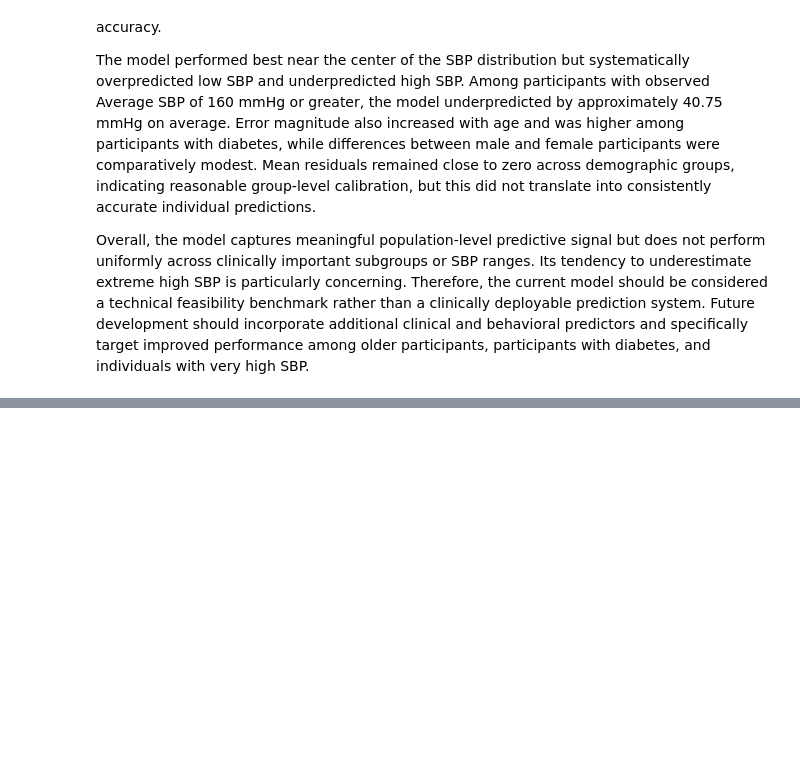
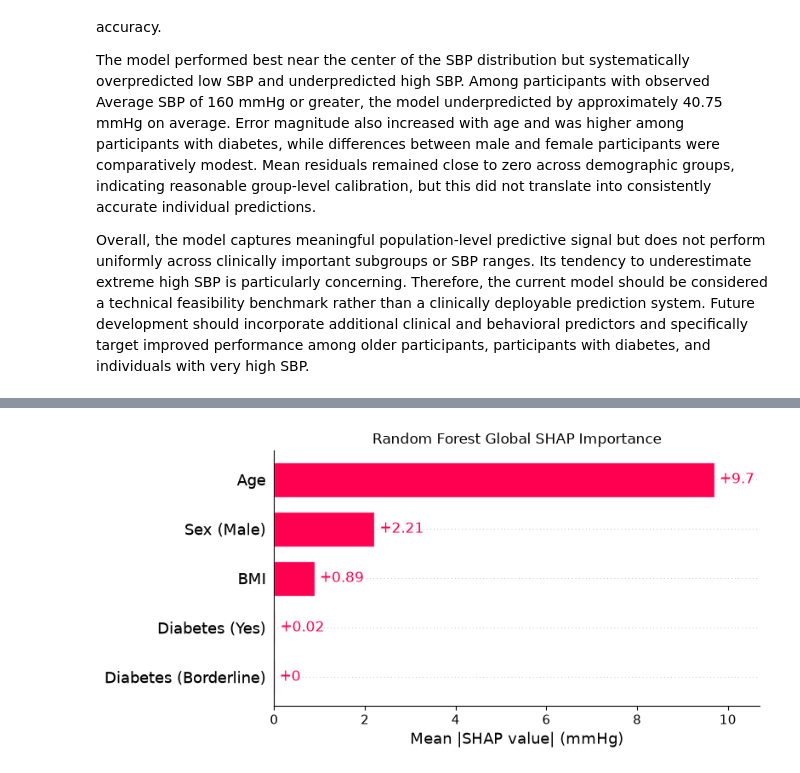
Before and after one commit to kmnguyen37/Intelligent-Blood-Presure-Risk-Assessment, a Jupyter notebook: notebook/01-project-notebook.ipynb, the cells around one changed output, grey strips where cells are left out. Saved outputs shown, nothing was run; the diff lists cells and outputs as text; code cells hidden in the pictures; blank space fills up the shorter version.

```diff
--- a/notebook/01-project-notebook.ipynb
+++ b/notebook/01-project-notebook.ipynb
@@ -3302,0 +3341,28 @@ Overall, the model captures meaningful population-level predictive signal but do
+# %%
+## Global SHAP importance summary plot
+
+## Create features name
+shap_feature_names = [
+    feature_name_map.get(column, column)
+    for column in X_test.columns
+]
+
+rf_shap_display = shap.Explanation(
+    values=rf_shap_values.values,
+    base_values=rf_shap_values.base_values,
+    data=rf_shap_values.data,
+    feature_names=shap_feature_names
+)
+
+## Calculate the numerical importance
+shap_global_importance = pd.DataFrame({
+    "Feature": shap_feature_names,
+    "Mean Absolute SHAP": np.abs(
+        rf_shap_values.values
+    ).mean(axis=0)
+}).sort_values(
+    "Mean Absolute SHAP",
+    ascending=False
+)
+
+shap_global_importance
@@ -3302,0 +3376,15 @@ Overall, the model captures meaningful population-level predictive signal but do
+# %%
+## Bar plot of mean absolute SHAP values
+plt.figure(figsize=(6, 4))
+shap.plots.bar(
+    rf_shap_display,
+    max_display=5,
+    show=False
+)
+
+plt.title("Random Forest Global SHAP Importance")
+plt.xlabel("Mean |SHAP value| (mmHg)")
+plt.tight_layout()
+plt.show()
+# %% [output]
+[figure, added]
```
Also changed, not shown: parts of 35 cells of this notebook, 3 other files.
